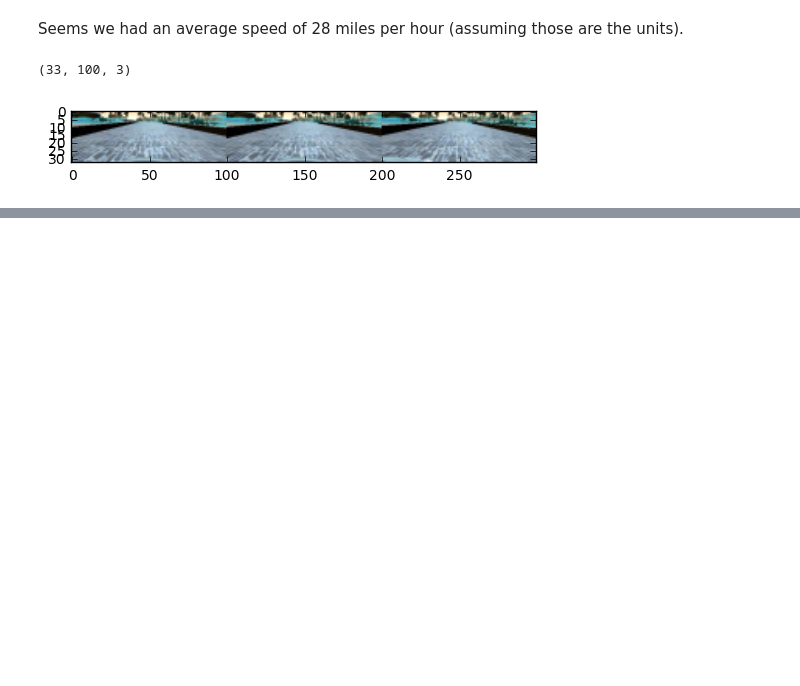
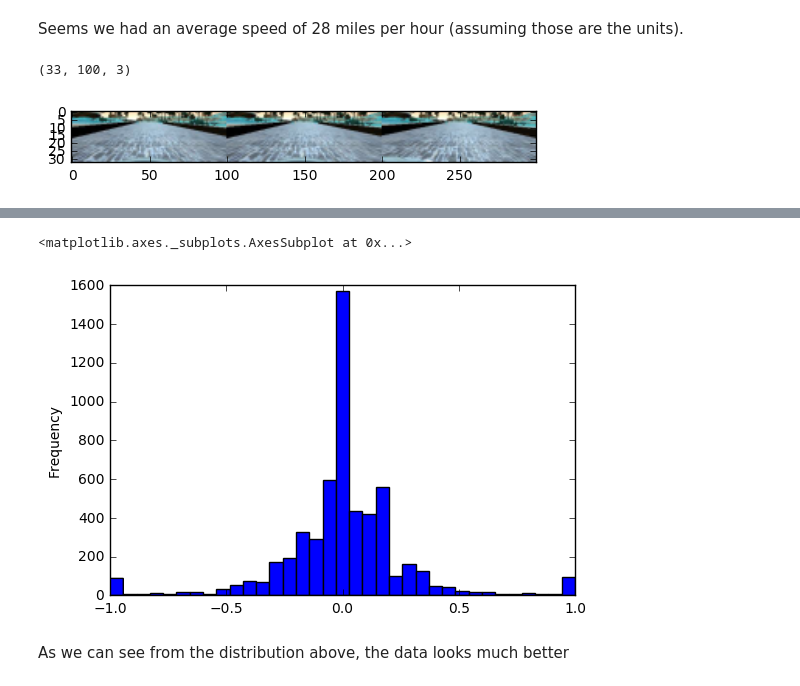
Before and after one commit to ranakhalil/behavior-cloning, a Jupyter notebook: P3 - Behavioral Cloning Visualization and PreProcessing for final writeup.ipynb, the cells around one changed output, grey strips where cells are left out. Drawn from its saved outputs; the diff is of its cells as text; code cells hidden in the pictures; blank space fills up the shorter version.

```diff
--- a/P3 - Behavioral Cloning Visualization and PreProcessing for final writeup.ipynb
+++ b/P3 - Behavioral Cloning Visualization and PreProcessing for final writeup.ipynb
@@ -488,0 +174,14 @@ I used this training data for training the model. The validation set helped dete
+# %%
+# Read in CSV file
+csv_loc = "data/driving_log.csv"
+driving_data = pd.read_csv(csv_loc)
+
+# Drop 75% of Steering Angles with value = 0
+driving_data = driving_data.drop(driving_data[driving_data['steering'] == 0].sample(frac=0.75).index)
+driving_data['steering']=driving_data['steering'].astype(float)
+driving_data['steering'].plot.hist(bins=35)
+# %% [output]
+<matplotlib.axes._subplots.AxesSubplot at 0x...>
+[figure, added]
+# %% [markdown]
+As we can see from the distribution above, the data looks much better
```
Also changed, not shown: parts of 9 cells of this notebook, 4 other files.
